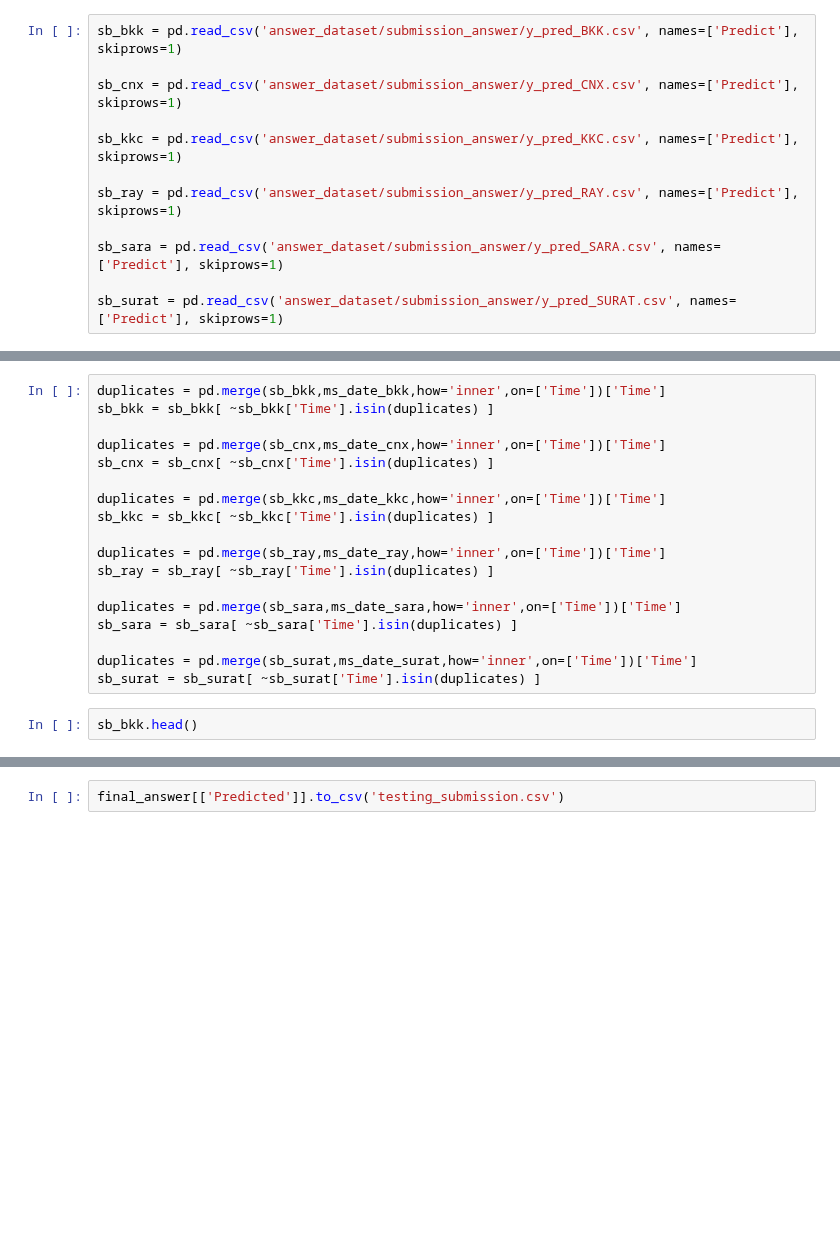
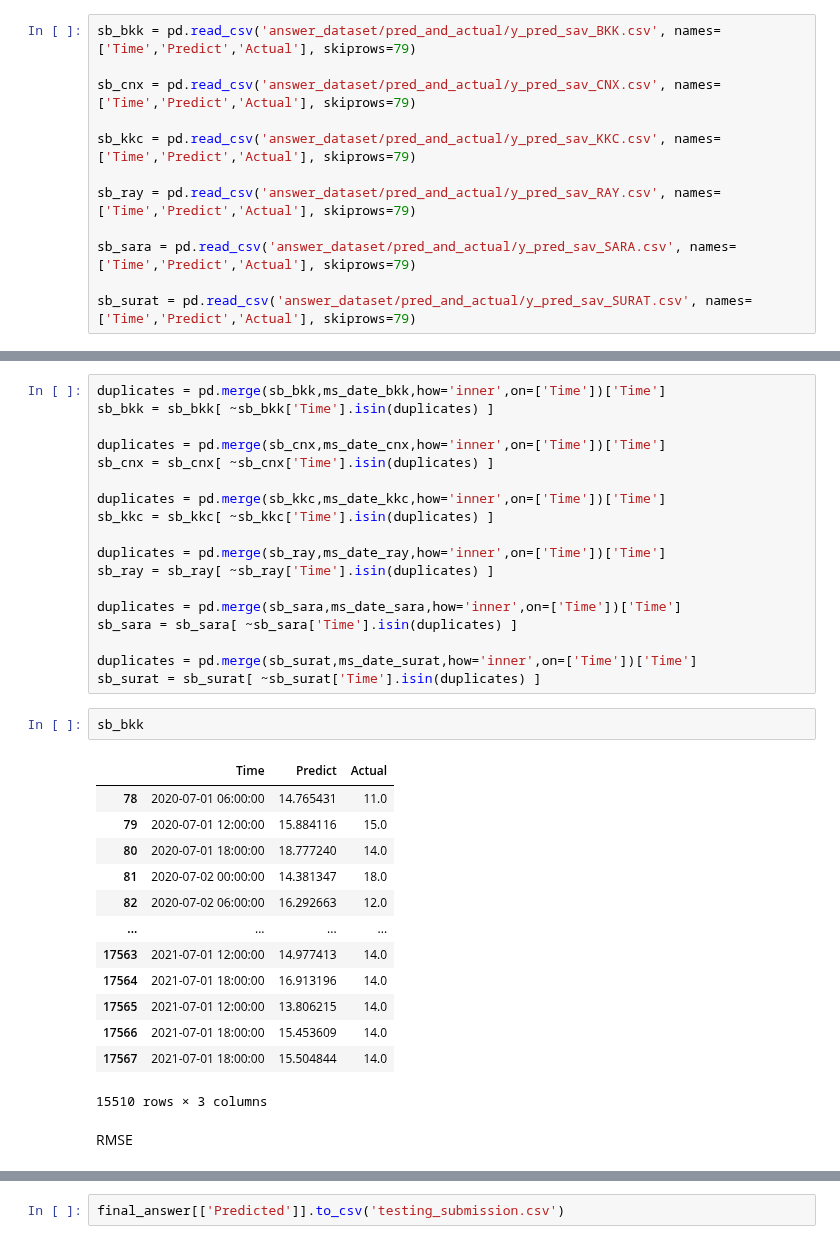
Before and after one commit to One-Night-Miracle/Data-Science-Project1-2021-2-PM2.5-Kaggle, a Jupyter notebook: data_before_submission.ipynb, the cells around one changed output, grey strips where cells are left out. Cells and saved outputs as stored; diff of their text form; blank space fills up the shorter version.

```diff
--- a/data_before_submission.ipynb
+++ b/data_before_submission.ipynb
@@ -8,17 +8,17 @@ import pickle
 import warnings
 warnings.filterwarnings("ignore")
 # %%
-sb_bkk = pd.read_csv('answer_dataset/submission_answer/y_pred_BKK.csv', names=['Predict'], skiprows=1)
+sb_bkk = pd.read_csv('answer_dataset/pred_and_actual/y_pred_sav_BKK.csv', names=['Time','Predict','Actual'], skiprows=79)
 
-sb_cnx = pd.read_csv('answer_dataset/submission_answer/y_pred_CNX.csv', names=['Predict'], skiprows=1)
+sb_cnx = pd.read_csv('answer_dataset/pred_and_actual/y_pred_sav_CNX.csv', names=['Time','Predict','Actual'], skiprows=79)
 
-sb_kkc = pd.read_csv('answer_dataset/submission_answer/y_pred_KKC.csv', names=['Predict'], skiprows=1)
+sb_kkc = pd.read_csv('answer_dataset/pred_and_actual/y_pred_sav_KKC.csv', names=['Time','Predict','Actual'], skiprows=79)
 
-sb_ray = pd.read_csv('answer_dataset/submission_answer/y_pred_RAY.csv', names=['Predict'], skiprows=1)
+sb_ray = pd.read_csv('answer_dataset/pred_and_actual/y_pred_sav_RAY.csv', names=['Time','Predict','Actual'], skiprows=79)
 
-sb_sara = pd.read_csv('answer_dataset/submission_answer/y_pred_SARA.csv', names=['Predict'], skiprows=1)
+sb_sara = pd.read_csv('answer_dataset/pred_and_actual/y_pred_sav_SARA.csv', names=['Time','Predict','Actual'], skiprows=79)
 
-sb_surat = pd.read_csv('answer_dataset/submission_answer/y_pred_SURAT.csv', names=['Predict'], skiprows=1)
+sb_surat = pd.read_csv('answer_dataset/pred_and_actual/y_pred_sav_SURAT.csv', names=['Time','Predict','Actual'], skiprows=79)
 # %%
 ms_date = {}
 ms_date_bkk = pd.read_csv('datasci_dataset_2022/_missing_date/missing_test_date_bkk.csv',names=['Time'],skiprows=1)
@@ -46,4 +46,20 @@ sb_sara = sb_sara[ ~sb_sara['Time'].isin(duplicates) ]
 duplicates = pd.merge(sb_surat,ms_date_surat,how='inner',on=['Time'])['Time']
 sb_surat = sb_surat[ ~sb_surat['Time'].isin(duplicates) ]
 # %%
-sb_bkk.head()
+sb_bkk
+# %% [output]
+|  | Time | Predict | Actual |
+| 78 | 2020-07-01 06:00:00 | 14.765431 | 11.0 |
+| 79 | 2020-07-01 12:00:00 | 15.884116 | 15.0 |
+| 80 | 2020-07-01 18:00:00 | 18.777240 | 14.0 |
+| 81 | 2020-07-02 00:00:00 | 14.381347 | 18.0 |
+| 82 | 2020-07-02 06:00:00 | 16.292663 | 12.0 |
+| ... | ... | ... | ... |
+| 17563 | 2021-07-01 12:00:00 | 14.977413 | 14.0 |
+| 17564 | 2021-07-01 18:00:00 | 16.913196 | 14.0 |
+| 17565 | 2021-07-01 12:00:00 | 13.806215 | 14.0 |
+| 17566 | 2021-07-01 18:00:00 | 15.453609 | 14.0 |
+| 17567 | 2021-07-01 18:00:00 | 15.504844 | 14.0 |
+15510 rows × 3 columns
+# %% [markdown]
+RMSE
```
Also changed, not shown: parts of 2 cells of this notebook, 34 other files.
